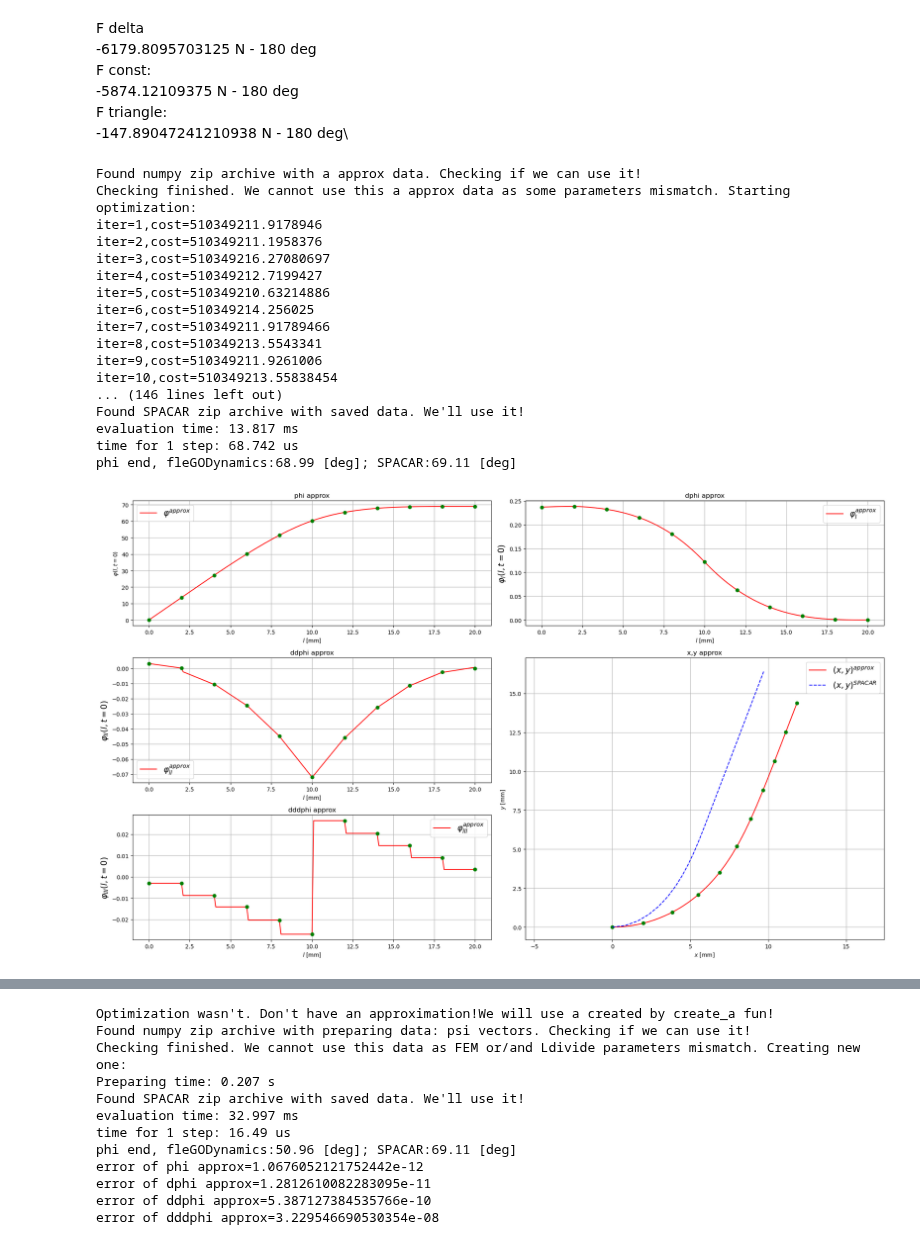
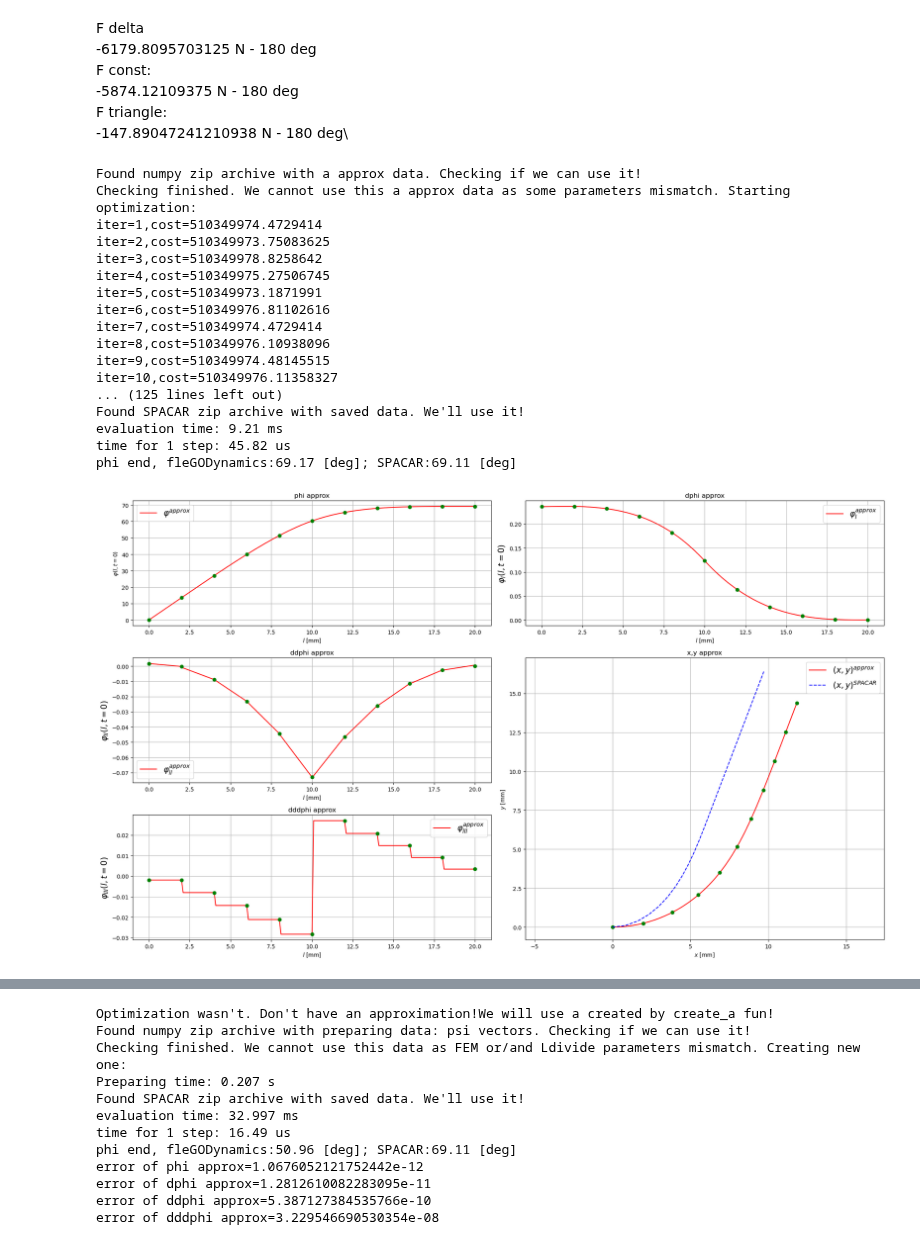
Before and after one commit to dvogureckiy99/dynastatflex, a Jupyter notebook: library_test.ipynb, the cells around one changed output, grey strips where cells are left out. Saved outputs shown, nothing was run; the diff lists cells and outputs as text; code cells hidden in the pictures.

Commit message:
sin*Fext cos*Fext fixed, so first ddpsi element angle improved. Now exactly as in article. GOOD

```diff
--- a/library_test.ipynb
+++ b/library_test.ipynb
@@ -76,42 +76,42 @@ F triangle:\
 # %%
 import sys
 import sympy as sm
 import numpy as np
 # del flex_body_instance
-# del sys.modules["fleGODynamics"]
+del sys.modules["fleGODynamics"]
 import fleGODynamics
 flex_beam_instance = fleGODynamics.Flex_beam(L=0.02,E=2.95*1e9,h=0.01,w=0.0005,rho=1270)
 # flex_beam_instance = fleGODynamics.Flex_beam()
 flex_beam_instance.Create_Simulation()
 flex_beam_instance.FEM(Ne=10,disp=False,polynom_deg=3)
 flex_beam_instance.Simulating.Ldivide(steps_per_fe=20,steps_per_fe4optim=1000,disp=False)
 # Fext = -5874.12109375 # const
 # Fext = -6179.8095703125 # delta
-Fext = -9.200000000000003 # triangle 9.200000000000003
+Fext = -9.545000000000003 # triangle 9.200000000000003
 Fext_type = 'triangle'
 widthofFextindl = 0.5 # -1:standart force applying for const
 flex_beam_instance.Simulating.static_preparing(disp=False,Fext_in=Fext,l_Fext=0.01,Fext_type=Fext_type,widthofFextindl=widthofFextindl)
 flex_beam_instance.Simulating.static(flag_compute_a_anyway=1,disp=1,optim_alg=0)
 flex_beam_instance.Simulating.phi_approx(disp=True,der_num=2,SPACAR=True)
 # %% [output]
 Found numpy zip archive with a approx data. Checking if we can use it!
 Checking finished. We cannot use this a approx data as some parameters mismatch. Starting optimization:
-iter=1,cost=510349211.9178946
-iter=2,cost=510349211.1958376
-iter=3,cost=510349216.27080697
-iter=4,cost=510349212.7199427
-iter=5,cost=510349210.63214886
-iter=6,cost=510349214.256025
-iter=7,cost=510349211.91789466
-iter=8,cost=510349213.5543341
-iter=9,cost=510349211.9261006
-iter=10,cost=510349213.55838454
-... (146 lines left out)
+iter=1,cost=510349974.4729414
+iter=2,cost=510349973.75083625
+iter=3,cost=510349978.8258642
+iter=4,cost=510349975.27506745
+iter=5,cost=510349973.1871991
+iter=6,cost=510349976.81102616
+iter=7,cost=510349974.4729414
+iter=8,cost=510349976.10938096
+iter=9,cost=510349974.48145515
+iter=10,cost=510349976.11358327
+... (125 lines left out)
 Found SPACAR zip archive with saved data. We'll use it!
-evaluation time: 13.817 ms
-time for 1 step: 68.742 us
-phi end, fleGODynamics:68.99 [deg]; SPACAR:69.11 [deg]
+evaluation time: 9.21 ms
+time for 1 step: 45.82 us
+phi end, fleGODynamics:69.17 [deg]; SPACAR:69.11 [deg]
-[figure, old version]
+[figure, new version]
 # %%
 # finding Force for some angle [grad]
 import scipy as sp
```
Also changed, not shown: parts of 1 cell of this notebook, 2 other files.
